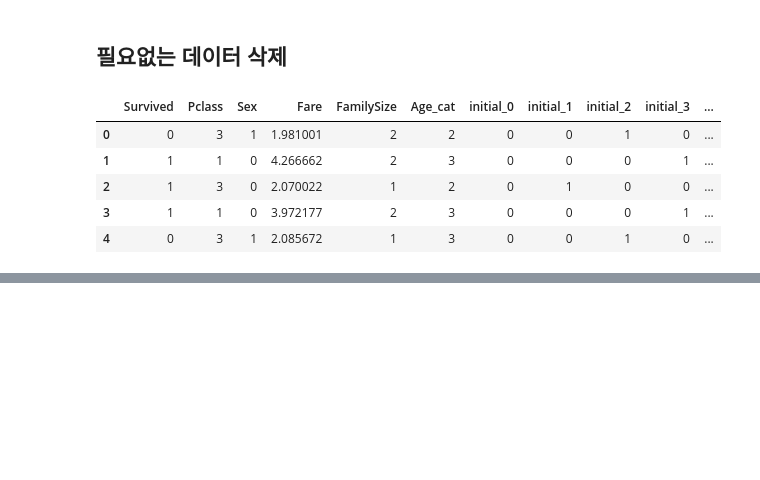
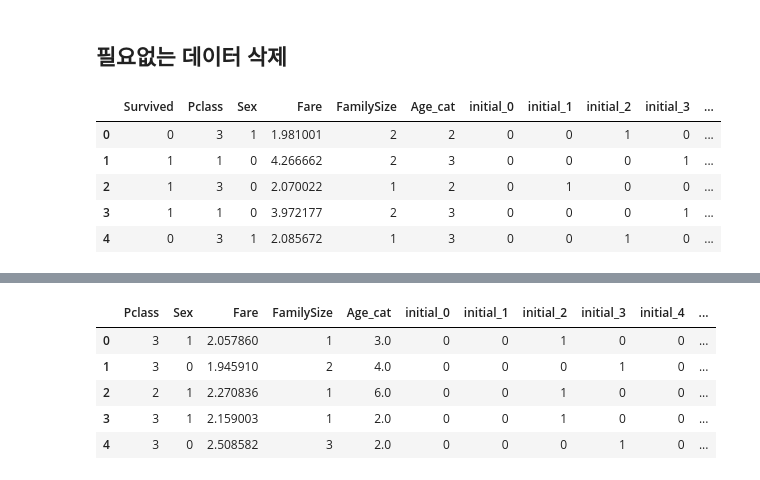
Before and after one commit to kimtomato/Kaggle_Project, a Jupyter notebook: titanic_feature_engineering.ipynb, the cells around one changed output, grey strips where cells are left out. Cells and saved outputs as stored; diff of their text form; code cells hidden in the pictures; blank space fills up the shorter version.

```diff
--- a/titanic_feature_engineering.ipynb
+++ b/titanic_feature_engineering.ipynb
@@ -298,7 +284,7 @@ df_train.loc[(60<=df_train['Age'])&(df_train['Age']<70), 'Age_cat'] = 6
 df_train.loc[(70<=df_train['Age']),'Age_cat'] = 7
 
 #test도 변환
-df_test.loc[df_train['Age']<10, 'Age_cat'] =0
+df_test.loc[df_test['Age']<10, 'Age_cat'] =0
 df_test.loc[(10<=df_test['Age'])&(df_test['Age']<20), 'Age_cat'] = 1
 df_test.loc[(20<=df_test['Age'])&(df_test['Age']<30), 'Age_cat'] = 2
 df_test.loc[(30<=df_test['Age'])&(df_test['Age']<40), 'Age_cat'] = 3
@@ -483,0 +561,9 @@ df_train.head()
+# %%
+df_test.head()
+# %% [output]
+|  | Pclass | Sex | Fare | FamilySize | Age_cat | initial_0 | initial_1 | initial_2 | initial_3 | initial_4 | ... |
+| 0 | 3 | 1 | 2.057860 | 1 | 3.0 | 0 | 0 | 1 | 0 | 0 | ... |
+| 1 | 3 | 0 | 1.945910 | 2 | 4.0 | 0 | 0 | 0 | 1 | 0 | ... |
+| 2 | 2 | 1 | 2.270836 | 1 | 6.0 | 0 | 0 | 1 | 0 | 0 | ... |
+| 3 | 3 | 1 | 2.159003 | 1 | 2.0 | 0 | 0 | 1 | 0 | 0 | ... |
+| 4 | 3 | 0 | 2.508582 | 3 | 2.0 | 0 | 0 | 0 | 1 | 0 | ... |
```
Also changed, not shown: parts of 28 cells of this notebook.
